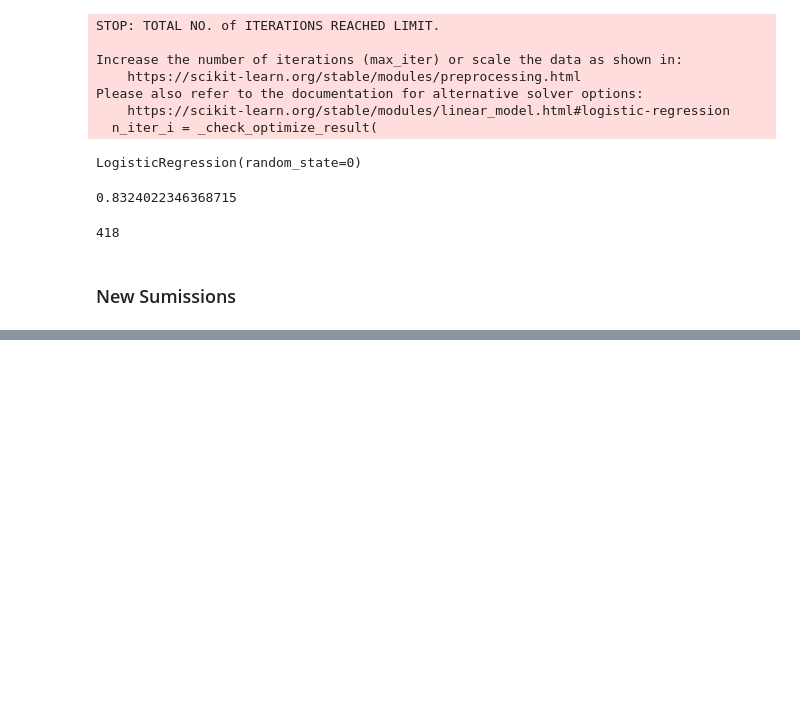
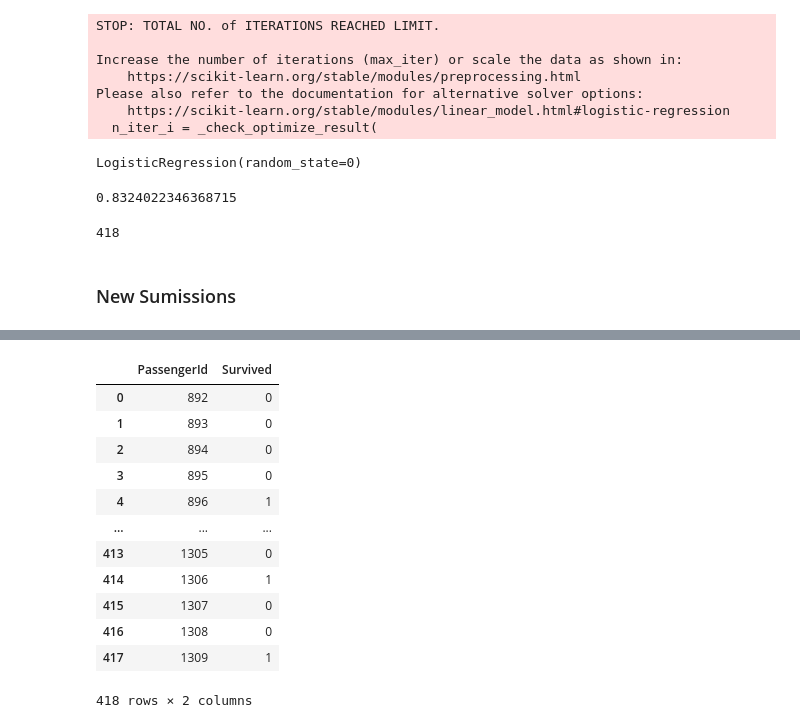
Before and after one commit to avilavate/titanic_disaster, a Jupyter notebook: notebooks/Titanic Disaster-Baseline Model .ipynb, the cells around one changed output, grey strips where cells are left out. Cells and saved outputs as stored; diff of their text form; code cells hidden in the pictures; blank space fills up the shorter version.

```diff
--- a/notebooks/Titanic Disaster-Baseline Model .ipynb
+++ b/notebooks/Titanic Disaster-Baseline Model .ipynb
@@ -210,0 +221,4 @@ new_submission.to_csv(submission_file_path, index=False)
+# %%
+clf=GridSearchCV(model_lr, param_grid=params, cv=3)
+# %%
+clf.fit(X_train, y_train)
@@ -210,0 +259,2 @@ new_submission.to_csv(submission_file_path, index=False)
+# %%
+predictions= clf.predict(test_X)
@@ -210,0 +284,18 @@ new_submission.to_csv(submission_file_path, index=False)
+# %%
+df_submission3=pd.DataFrame({'PassengerId':test_df.index,'Survived':predictions})
+# %%
+df_submission3
+# %% [output]
+|  | PassengerId | Survived |
+| 0 | 892 | 0 |
+| 1 | 893 | 0 |
+| 2 | 894 | 0 |
+| 3 | 895 | 0 |
+| 4 | 896 | 1 |
+| ... | ... | ... |
+| 413 | 1305 | 0 |
+| 414 | 1306 | 1 |
+| 415 | 1307 | 0 |
+| 416 | 1308 | 0 |
+| 417 | 1309 | 1 |
+418 rows × 2 columns
```
Also changed, not shown: parts of 40 cells of this notebook, 3 other files.
